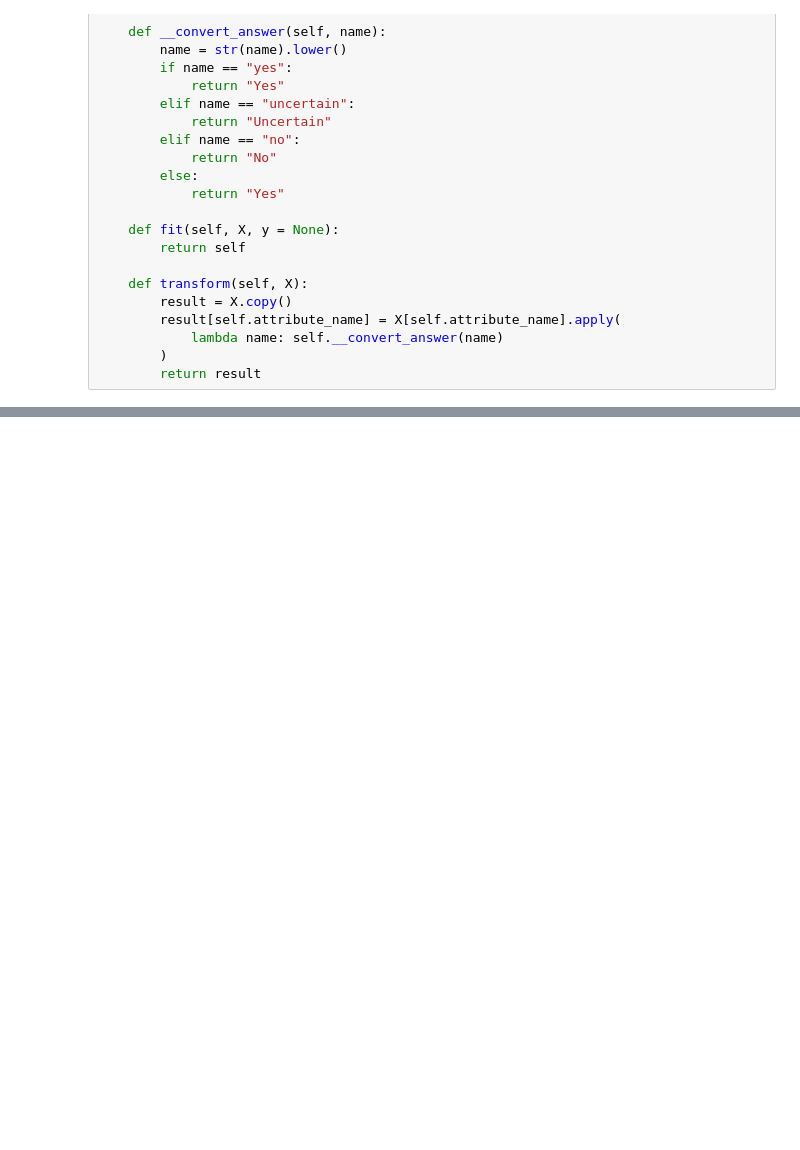
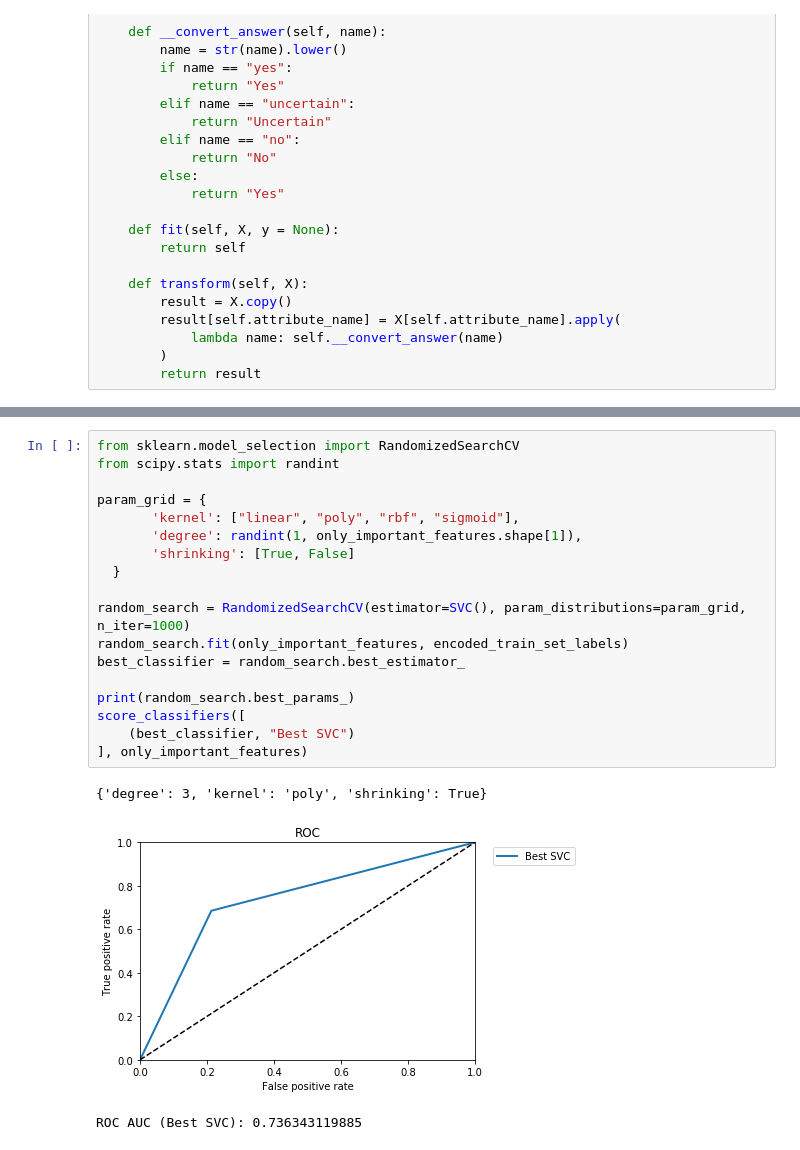
Before and after one commit to mikulskibartosz/the-interview-attendance-problem, a Jupyter notebook: prediction.ipynb, the cells around one changed output, grey strips where cells are left out. Cells and saved outputs as stored; diff of their text form; blank space fills up the shorter version.

```diff
--- a/prediction.ipynb
+++ b/prediction.ipynb
@@ -379,0 +686,22 @@ Name: Marital Status, dtype: int64
+# %%
+from sklearn.model_selection import RandomizedSearchCV
+from scipy.stats import randint
+
+param_grid = {
+       'kernel': ["linear", "poly", "rbf", "sigmoid"],
+       'degree': randint(1, only_important_features.shape[1]),
+       'shrinking': [True, False]
+  }
+
+random_search = RandomizedSearchCV(estimator=SVC(), param_distributions=param_grid, n_iter=1000)
+random_search.fit(only_important_features, encoded_train_set_labels)
+best_classifier = random_search.best_estimator_
+
+print(random_search.best_params_)
+score_classifiers([
+    (best_classifier, "Best SVC")
+], only_important_features)
+# %% [output]
+{'degree': 3, 'kernel': 'poly', 'shrinking': True}
+[figure, added]
+ROC AUC (Best SVC): 0.736343119885
```
Also changed, not shown: parts of 30 cells of this notebook.
